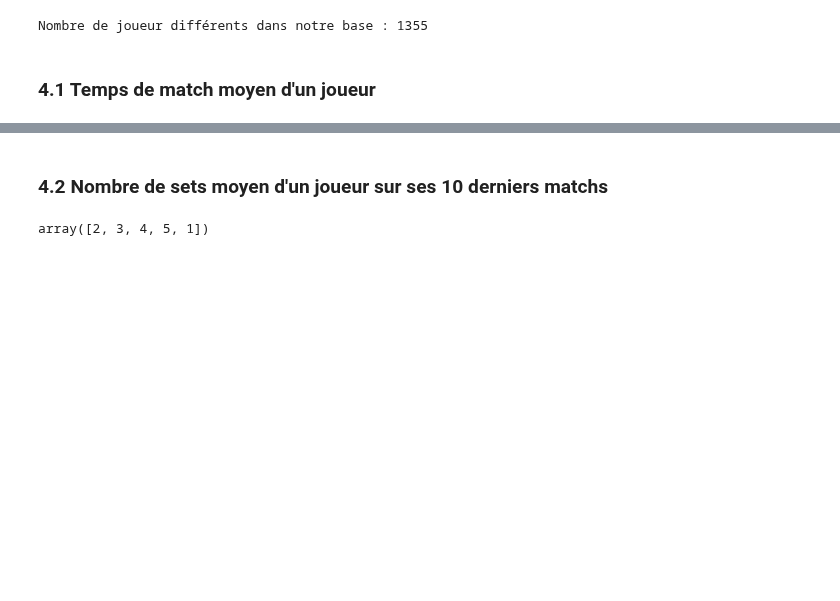
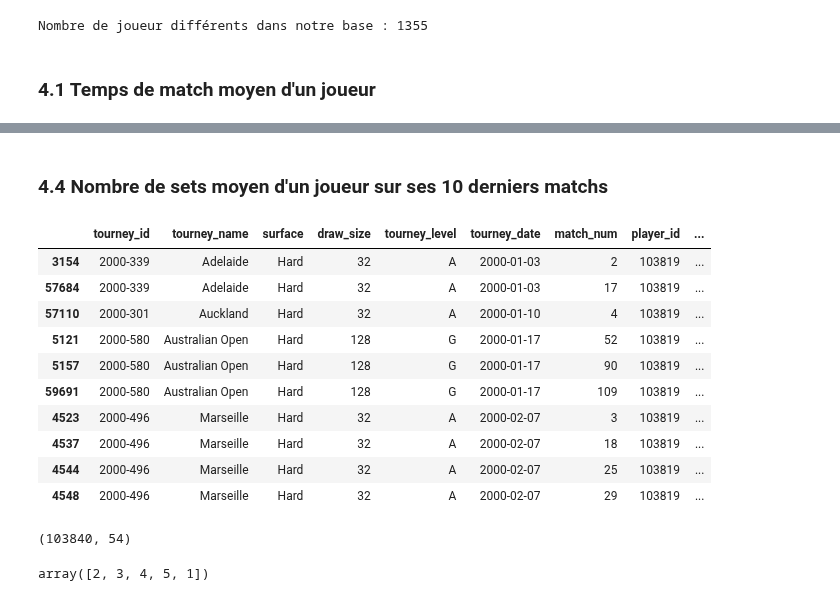
Before and after one commit to CesarRoaldes/tennis_match_time, a Jupyter notebook: Features engineering.ipynb, the cells around one changed output, grey strips where cells are left out. Cells and saved outputs as stored; diff of their text form; code cells hidden in the pictures; blank space fills up the shorter version.

```diff
--- a/Features engineering.ipynb
+++ b/Features engineering.ipynb
@@ -302,0 +318,7 @@ data[['player_name', 'mean_time']].head(3)
+# %%
+data['player_mean_10time'] = np.zeros(data.shape[0])
+data = data.sort_values(['player_name', 'tourney_date', 'match_num']).copy()
+data['player_mean_10time'] = data.sort_values(['player_name',
+                                               'tourney_date',
+                                               'match_num']
+                                             ).groupby('player_name')['minutes'].rolling(window=10,min_periods=1).mean().values
@@ -321,0 +353,4 @@ array([21, 19, 29, 18, 24, 14, 25, 16, 38, 34, 20, 23, 22, 13, 30, 31, 33,
+# %%
+nb_obs = data.shape[0]
+data = data[data['nb_games']>=12].copy()
+print(data.shape[0] - nb_obs, 'observations supprimées.')
@@ -321,0 +361,5 @@ array([21, 19, 29, 18, 24, 14, 25, 16, 38, 34, 20, 23, 22, 13, 30, 31, 33,
+# %%
+data['player_mean_games'] = np.zeros(data.shape[0])
+for player in data['player_name'].unique():
+    player_mean_games = data[data['player_name']==player]['nb_games'].mean()
+    data['player_mean_games'].loc[data[data['player_name']==player].index] = player_mean_games
@@ -322,5 +383,28 @@ array([21, 19, 29, 18, 24, 14, 25, 16, 38, 34, 20, 23, 22, 13, 30, 31, 33,
 # %% [markdown]
-### 4.2 Nombre de sets moyen d'un joueur sur ses 10 derniers matchs
+### 4.4 Nombre de sets moyen d'un joueur sur ses 10 derniers matchs
+# %%
+data['player_mean_10games'] = np.zeros(data.shape[0])
+data = data.sort_values(['player_name', 'tourney_date', 'match_num']).copy()
+
+data['player_mean_10games'] = data.sort_values(['player_name', 'tourney_date', 'match_num']).groupby('player_name')['nb_games'].rolling(window=10, min_periods=1).mean().values
+# %%
+data[data['player_name']=='Roger Federer'].head(10)
+# %% [output]
+|  | tourney_id | tourney_name | surface | draw_size | tourney_level | tourney_date | match_num | player_id | ... |
+| 3154 | 2000-339 | Adelaide | Hard | 32 | A | 2000-01-03 | 2 | 103819 | ... |
+| 57684 | 2000-339 | Adelaide | Hard | 32 | A | 2000-01-03 | 17 | 103819 | ... |
+| 57110 | 2000-301 | Auckland | Hard | 32 | A | 2000-01-10 | 4 | 103819 | ... |
+| 5121 | 2000-580 | Australian Open | Hard | 128 | G | 2000-01-17 | 52 | 103819 | ... |
+| 5157 | 2000-580 | Australian Open | Hard | 128 | G | 2000-01-17 | 90 | 103819 | ... |
+| 59691 | 2000-580 | Australian Open | Hard | 128 | G | 2000-01-17 | 109 | 103819 | ... |
+| 4523 | 2000-496 | Marseille | Hard | 32 | A | 2000-02-07 | 3 | 103819 | ... |
+| 4537 | 2000-496 | Marseille | Hard | 32 | A | 2000-02-07 | 18 | 103819 | ... |
+| 4544 | 2000-496 | Marseille | Hard | 32 | A | 2000-02-07 | 25 | 103819 | ... |
+| 4548 | 2000-496 | Marseille | Hard | 32 | A | 2000-02-07 | 29 | 103819 | ... |
+# %%
+data.shape
+# %% [output]
+(103840, 54)
 # %%
 data['nb_set'] = data['score'].apply(lambda x: len(x.split(' ')))
 # %%
```
Also changed, not shown: parts of 25 cells of this notebook.
